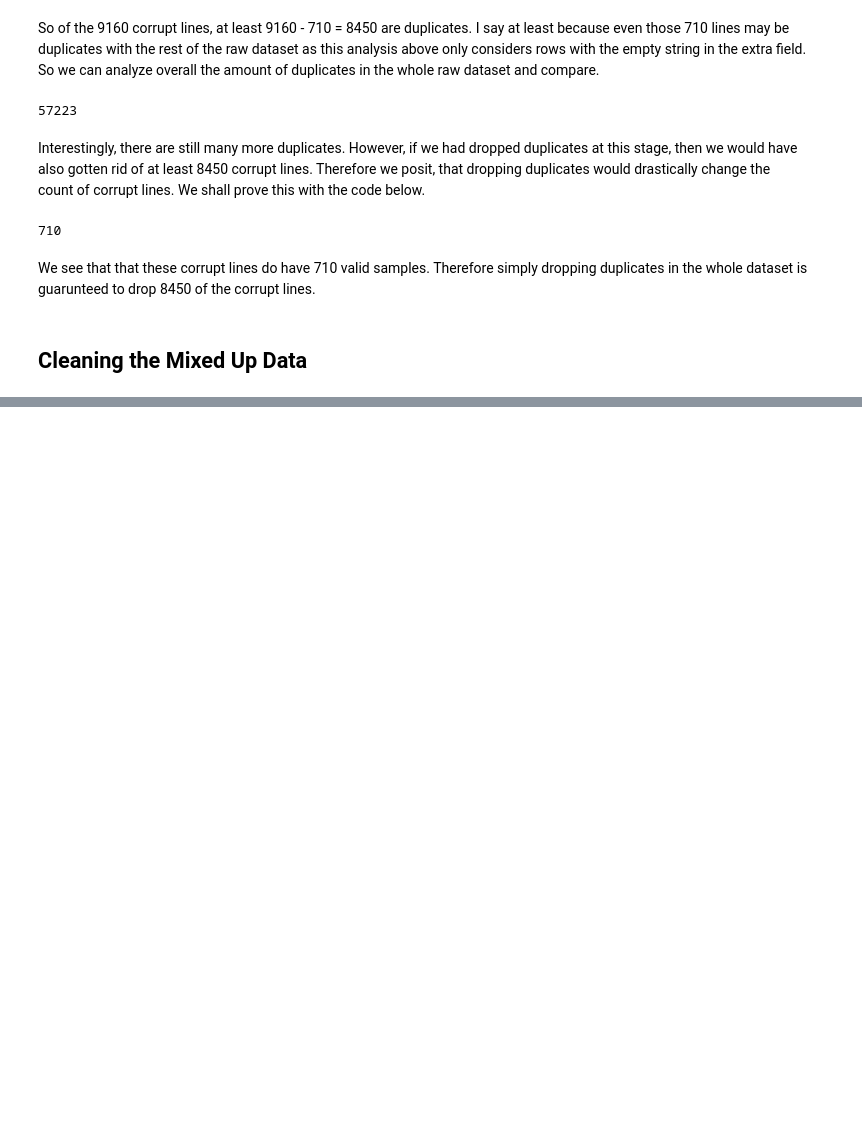
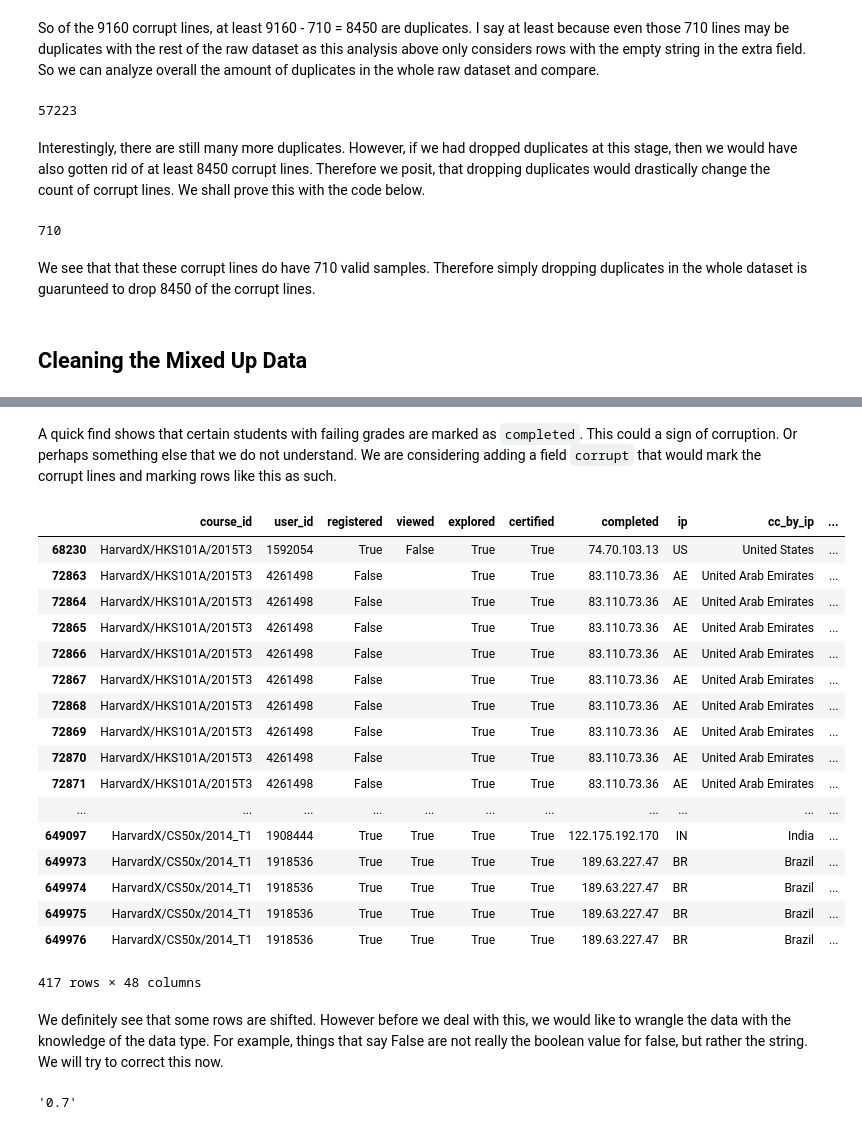
Before and after one commit to tmaounis/apcomp221-pset2, a Jupyter notebook: cleaning_data.ipynb, the cells around one changed output, grey strips where cells are left out. Drawn from its saved outputs; the diff is of its cells as text; code cells hidden in the pictures; blank space fills up the shorter version.

Commit message:
fixed the shift

```diff
--- a/cleaning_data.ipynb
+++ b/cleaning_data.ipynb
@@ -190,0 +244,25 @@ stats_NaN(df_clean)
+# %% [markdown]
+A quick find shows that certain students with failing grades are marked as `completed`. This could a sign of corruption. Or perhaps something else that we do not understand. We are considering adding a field `corrupt` that would mark the corrupt lines and marking rows like this as such.
+# %%
+display_df(df_clean[(df_clean['gender'] < df_clean['grade']) & (df_clean['certified']=="True")],200)
+# %% [output]
+|  | course_id | user_id | registered | viewed | explored | certified | completed | ip | cc_by_ip | ... |
+| 68230 | HarvardX/HKS101A/2015T3 | 1592054 | True | False | True | True | 74.70.103.13 | US | United States | ... |
+| 72863 | HarvardX/HKS101A/2015T3 | 4261498 | False |  | True | True | 83.110.73.36 | AE | United Arab Emirates | ... |
+| 72864 | HarvardX/HKS101A/2015T3 | 4261498 | False |  | True | True | 83.110.73.36 | AE | United Arab Emirates | ... |
+| 72865 | HarvardX/HKS101A/2015T3 | 4261498 | False |  | True | True | 83.110.73.36 | AE | United Arab Emirates | ... |
+| 72866 | HarvardX/HKS101A/2015T3 | 4261498 | False |  | True | True | 83.110.73.36 | AE | United Arab Emirates | ... |
+| 72867 | HarvardX/HKS101A/2015T3 | 4261498 | False |  | True | True | 83.110.73.36 | AE | United Arab Emirates | ... |
+| 72868 | HarvardX/HKS101A/2015T3 | 4261498 | False |  | True | True | 83.110.73.36 | AE | United Arab Emirates | ... |
+| 72869 | HarvardX/HKS101A/2015T3 | 4261498 | False |  | True | True | 83.110.73.36 | AE | United Arab Emirates | ... |
+| 72870 | HarvardX/HKS101A/2015T3 | 4261498 | False |  | True | True | 83.110.73.36 | AE | United Arab Emirates | ... |
+| 72871 | HarvardX/HKS101A/2015T3 | 4261498 | False |  | True | True | 83.110.73.36 | AE | United Arab Emirates | ... |
+| ... | ... | ... | ... | ... | ... | ... | ... | ... | ... | ... |
+| 649097 | HarvardX/CS50x/2014_T1 | 1908444 | True | True | True | True | 122.175.192.170 | IN | India | ... |
+| 649973 | HarvardX/CS50x/2014_T1 | 1918536 | True | True | True | True | 189.63.227.47 | BR | Brazil | ... |
+| 649974 | HarvardX/CS50x/2014_T1 | 1918536 | True | True | True | True | 189.63.227.47 | BR | Brazil | ... |
+| 649975 | HarvardX/CS50x/2014_T1 | 1918536 | True | True | True | True | 189.63.227.47 | BR | Brazil | ... |
+| 649976 | HarvardX/CS50x/2014_T1 | 1918536 | True | True | True | True | 189.63.227.47 | BR | Brazil | ... |
+417 rows × 48 columns
+# %% [markdown]
+We definitely see that some rows are shifted. However before we deal with this, we would like to wrangle the data with the knowledge of the data type. For example, things that say False are not really the boolean value for false, but rather the string. We will try to correct this now.
@@ -190,0 +281,4 @@ stats_NaN(df_clean)
+# %%
+df_clean['grade'].iloc[0]
+# %% [output]
+'0.7'
```
Also changed, not shown: parts of 21 cells of this notebook.
